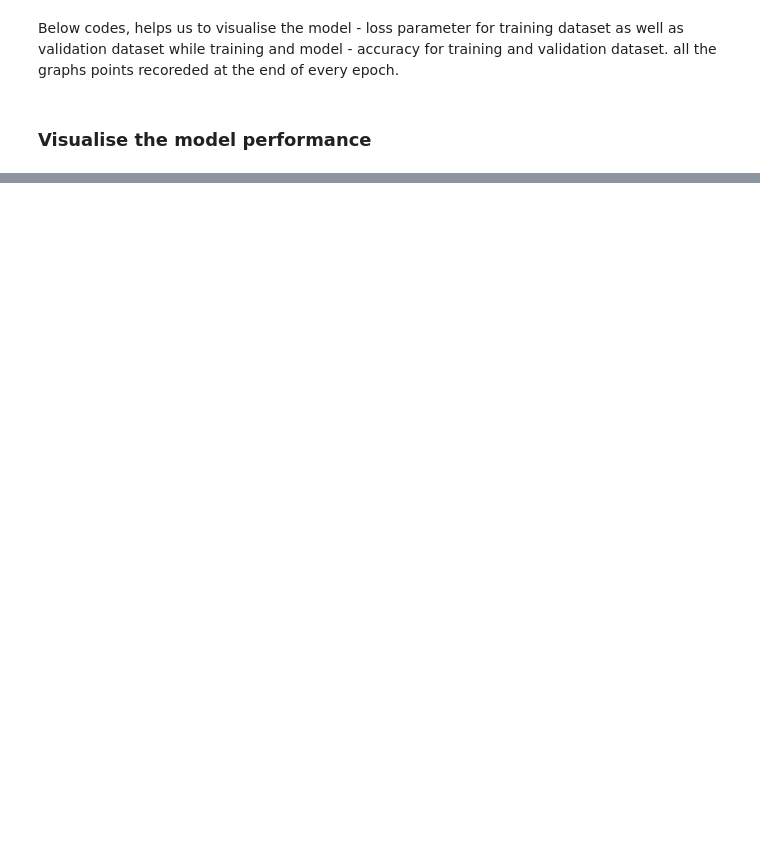
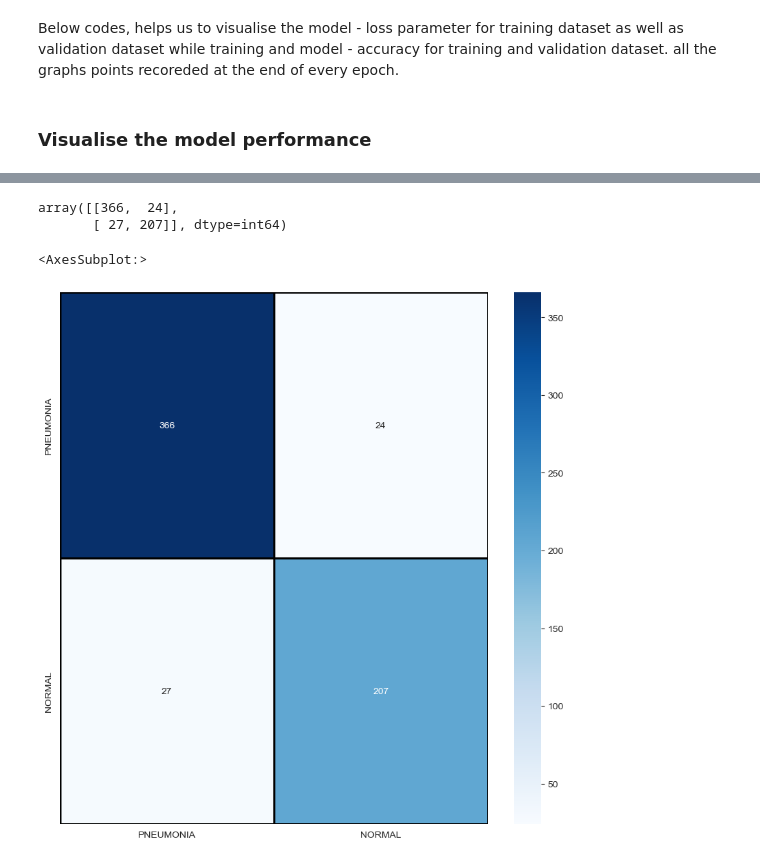
Before and after one commit to gauravsingh55/Pneumonia-Detection, a Jupyter notebook: InceptionV3.ipynb, the cells around one changed output, grey strips where cells are left out. Drawn from its saved outputs; the diff is of its cells as text; code cells hidden in the pictures; blank space fills up the shorter version.

```diff
--- a/InceptionV3.ipynb
+++ b/InceptionV3.ipynb
@@ -392,0 +435,4 @@ sns.heatmap(cm,cmap= "Blues", linecolor = 'black' , linewidth = 1 , annot = True
+# %%
+predictions = (model2.predict(x_test) > 0.5).astype("int32")
+predictions = predictions.reshape(1,-1)[0]
+predictions[:-1]
@@ -392,0 +471,16 @@ sns.heatmap(cm,cmap= "Blues", linecolor = 'black' , linewidth = 1 , annot = True
+# %%
+cm = confusion_matrix(y_test,predictions)
+cm
+# %% [output]
+array([[366,  24],
+       [ 27, 207]], dtype=int64)
+# %%
+import pandas as pd
+
+cm = pd.DataFrame(cm , index = ['0','1'] , columns = ['0','1'])
+# %%
+plt.figure(figsize = (10,10))
+sns.heatmap(cm,cmap= "Blues", linecolor = 'black' , linewidth = 1 , annot = True, fmt='',xticklabels = labels,yticklabels = labels)
+# %% [output]
+<AxesSubplot:>
+[figure, added]
```
Also changed, not shown: parts of 22 cells of this notebook.
